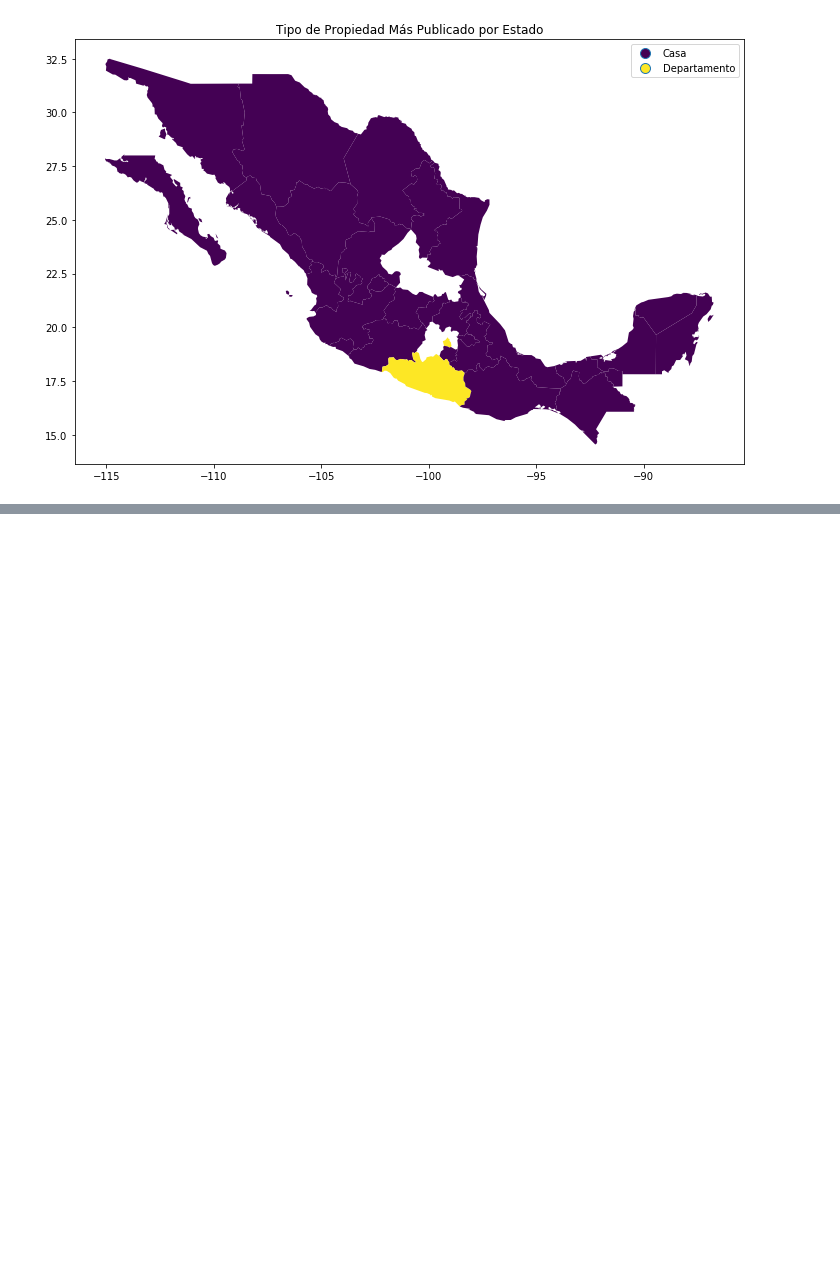
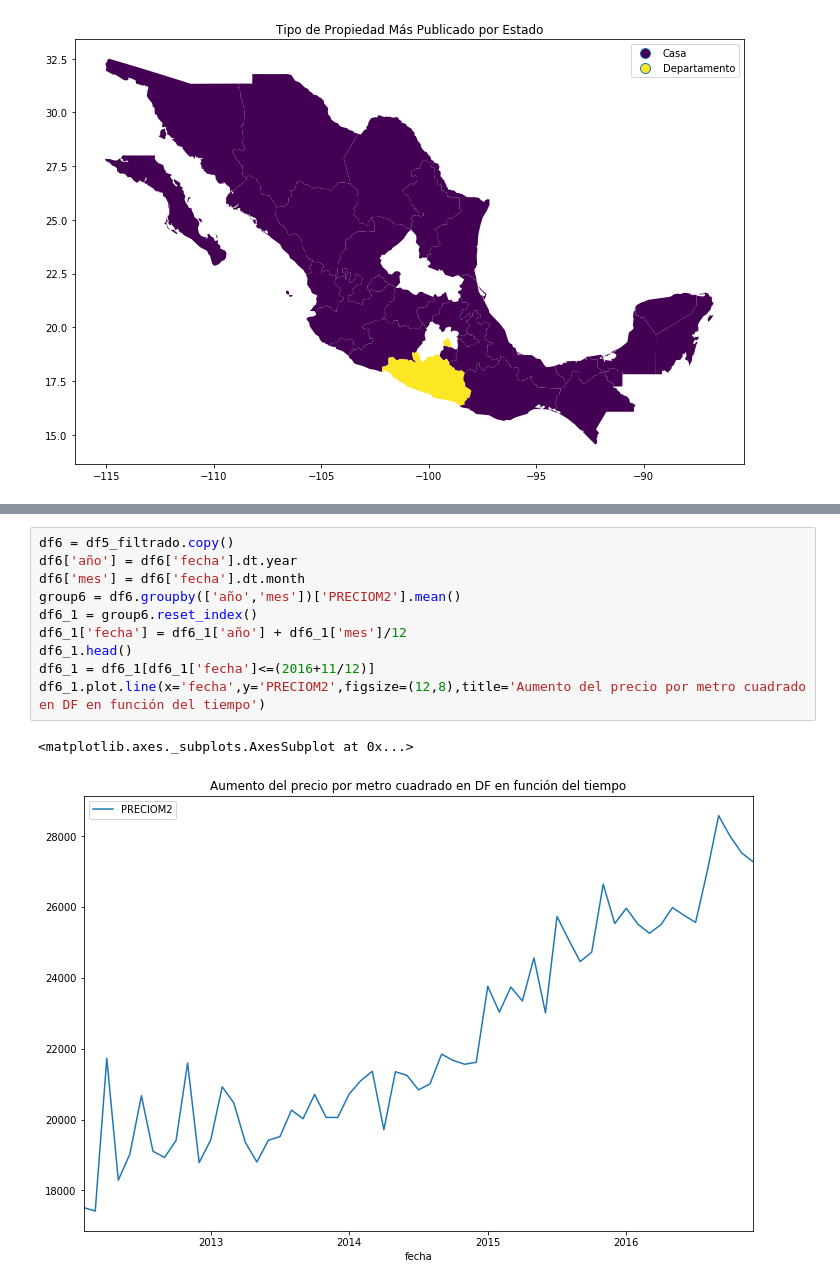
Before and after one commit to Manuel-Sturla/TP1-Datos, a Jupyter notebook: AnalisisAndyFinal.ipynb, the cells around one changed output, grey strips where cells are left out. Saved outputs shown, nothing was run; the diff lists cells and outputs as text; blank space fills up the shorter version.

```diff
--- a/AnalisisAndyFinal.ipynb
+++ b/AnalisisAndyFinal.ipynb
@@ -120,0 +185,13 @@ geoplot = merge.plot(figsize=(12,12),column='tipodepropiedad',legend=True,cmap='
+# %%
+df6 = df5_filtrado.copy()
+df6['año'] = df6['fecha'].dt.year
+df6['mes'] = df6['fecha'].dt.month
+group6 = df6.groupby(['año','mes'])['PRECIOM2'].mean()
+df6_1 = group6.reset_index()
+df6_1['fecha'] = df6_1['año'] + df6_1['mes']/12
+df6_1.head()
+df6_1 = df6_1[df6_1['fecha']<=(2016+11/12)]
+df6_1.plot.line(x='fecha',y='PRECIOM2',figsize=(12,8),title='Aumento del precio por metro cuadrado en DF en función del tiempo')
+# %% [output]
+<matplotlib.axes._subplots.AxesSubplot at 0x...>
+[figure, added]
```
Also changed, not shown: parts of 23 cells of this notebook, 2 other files.
